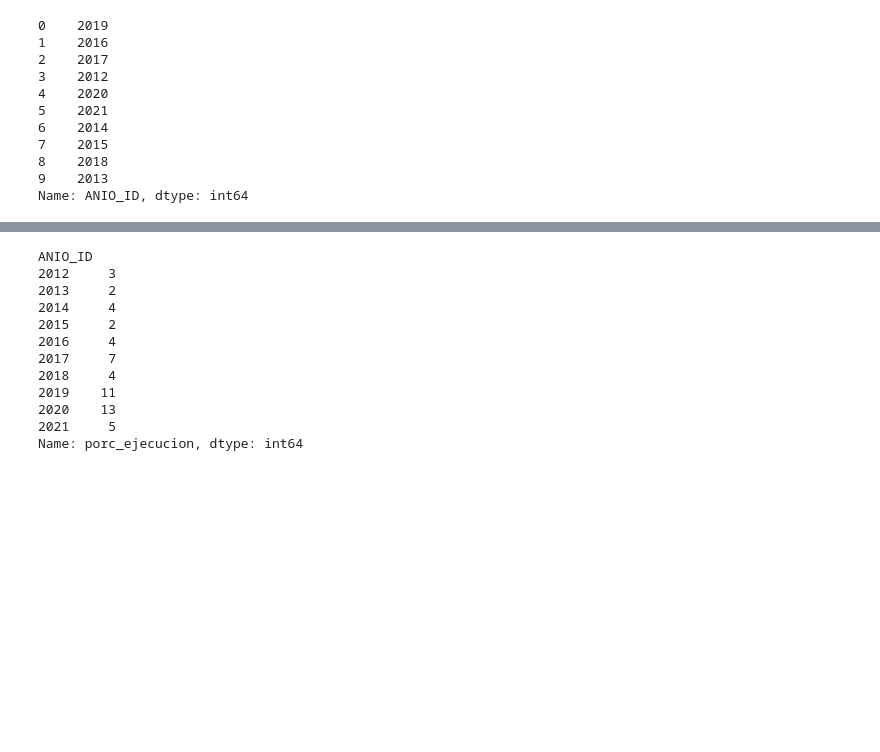
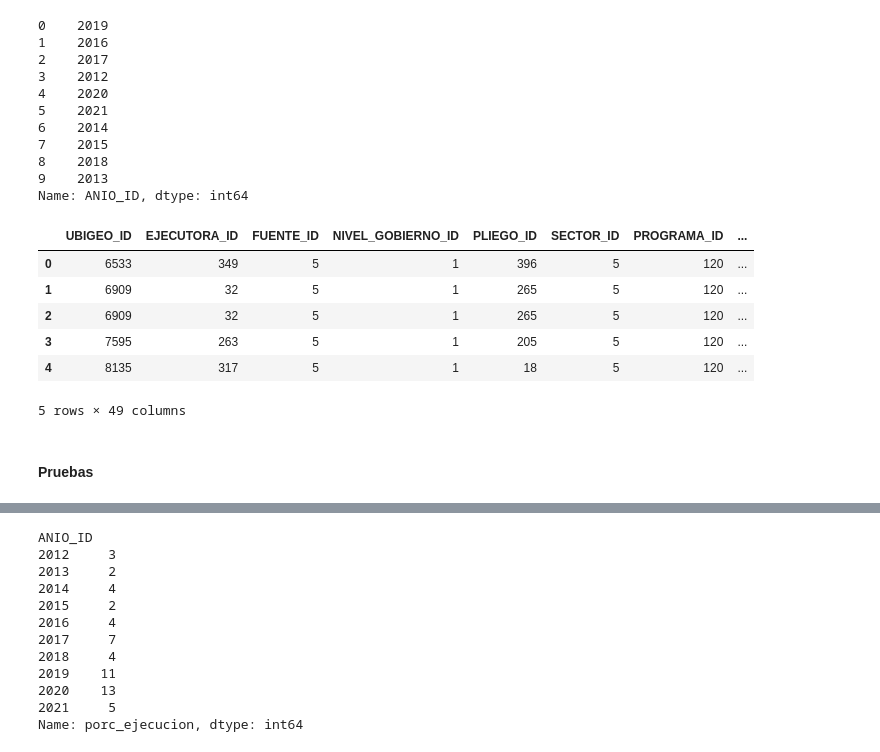
Before and after one commit to LunaJhoeel/maestria-mef, a Jupyter notebook: notebooks/mef.ipynb, the cells around one changed output, grey strips where cells are left out. Cells and saved outputs as stored; diff of their text form; code cells hidden in the pictures; blank space fills up the shorter version.

Commit message:
Agregado mapa de coordenada y merge corregido

```diff
--- a/notebooks/mef.ipynb
+++ b/notebooks/mef.ipynb
@@ -486,3 +527,27 @@ anhos
 8    2018
 9    2013
 Name: ANIO_ID, dtype: int64
+# %%
+df_merged = df_gastos.merge(
+    dim_ejecutora,
+    on='EJECUTORA_ID',
+    how='left',
+    suffixes=('', '_EJECUTORA')
+)
+
+df_merged = df_merged.merge(
+    dim_ubigeo,
+    on='UBIGEO_ID',
+    how='left',
+    suffixes=('', '_UBIGEO')
+)
+
+display(df_merged.head())
+# %% [output]
+|  | UBIGEO_ID | EJECUTORA_ID | FUENTE_ID | NIVEL_GOBIERNO_ID | PLIEGO_ID | SECTOR_ID | PROGRAMA_ID | ... |
+| 0 | 6533 | 349 | 5 | 1 | 396 | 5 | 120 | ... |
+| 1 | 6909 | 32 | 5 | 1 | 265 | 5 | 120 | ... |
+| 2 | 6909 | 32 | 5 | 1 | 265 | 5 | 120 | ... |
+| 3 | 7595 | 263 | 5 | 1 | 205 | 5 | 120 | ... |
+| 4 | 8135 | 317 | 5 | 1 | 18 | 5 | 120 | ... |
+5 rows × 49 columns
@@ -489,3 +590,5 @@ Name: ANIO_ID, dtype: int64
+# %% [markdown]
+#### Pruebas
 # %%
 df_cruzado = df_uni_depa_corr.assign(key=1).merge(
     anhos.to_frame(name='ANIO_ID').assign(key=1),
```
Also changed, not shown: parts of 7 cells of this notebook, 1 other file.
